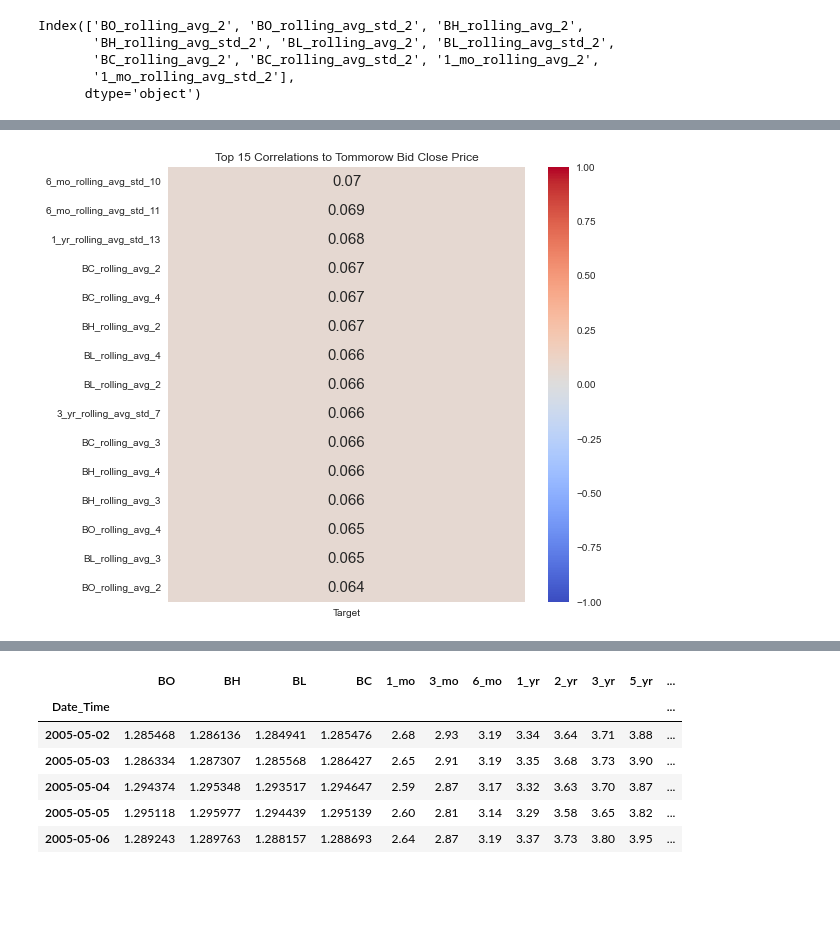
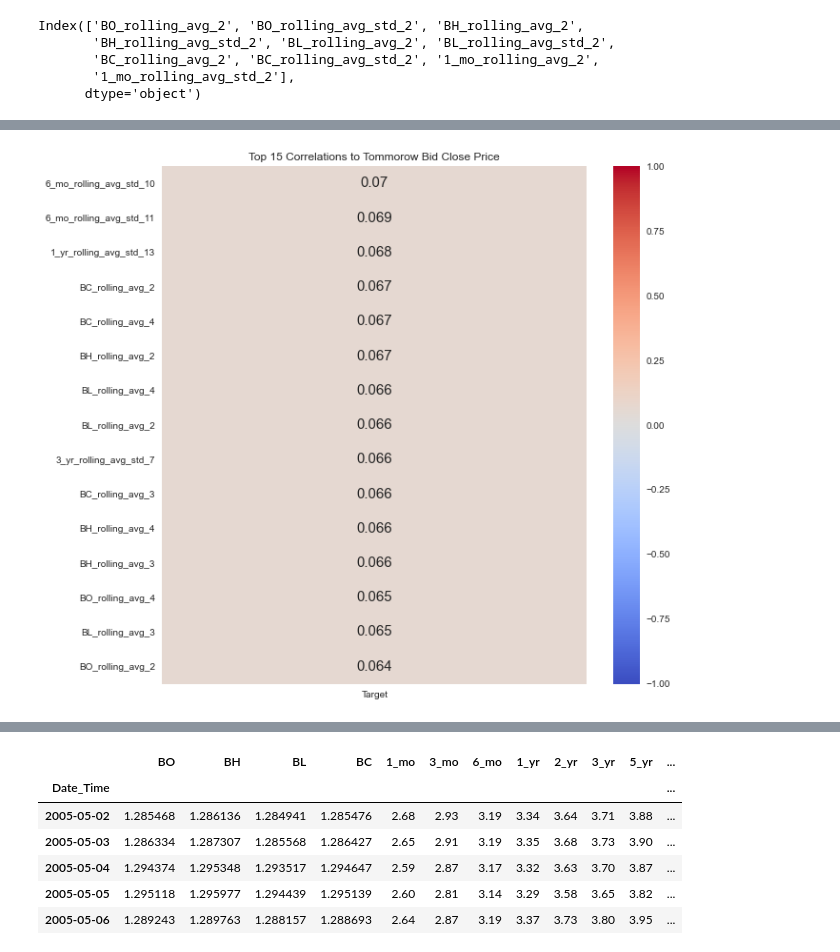
Before and after one commit to Spencerbuckner/EUR-USD-Time-Series-Analysis-ML-Model, a Jupyter notebook: code/Preprocessing & EDA.ipynb, the cells around one changed output, grey strips where cells are left out. Saved outputs shown, nothing was run; the diff lists cells and outputs as text; code cells hidden in the pictures; blank space fills up the shorter version.

```diff
--- a/code/Preprocessing & EDA.ipynb
+++ b/code/Preprocessing & EDA.ipynb
@@ -360,12 +353,12 @@ pd.set_option('display.max_rows', 900)
 import seaborn as sns
 # %%
 model_df_corr = model_df.corr()[['Target']].sort_values('Target', ascending=False)[1:16]
-plt.figure(figsize=(8, 8))
+plt.figure(figsize=(10, 10))
 sns.heatmap(model_df_corr, cmap='coolwarm', vmin=-1, vmax=1, annot=True, annot_kws={"size":15})
 plt.title('Top 15 Correlations to Tommorow Bid Close Price', size=12);
 plt.savefig('../visualizations/rolling_avg_std_corr_heatmap.png')
 # %% [output]
-[figure, old version]
+[figure, new version]
 # %%
 model_df.corr()['Target'].sort_values(ascending=False)[1:26]
 # %% [output]
```
Also changed, not shown: parts of 4 cells of this notebook, 8 other files.
